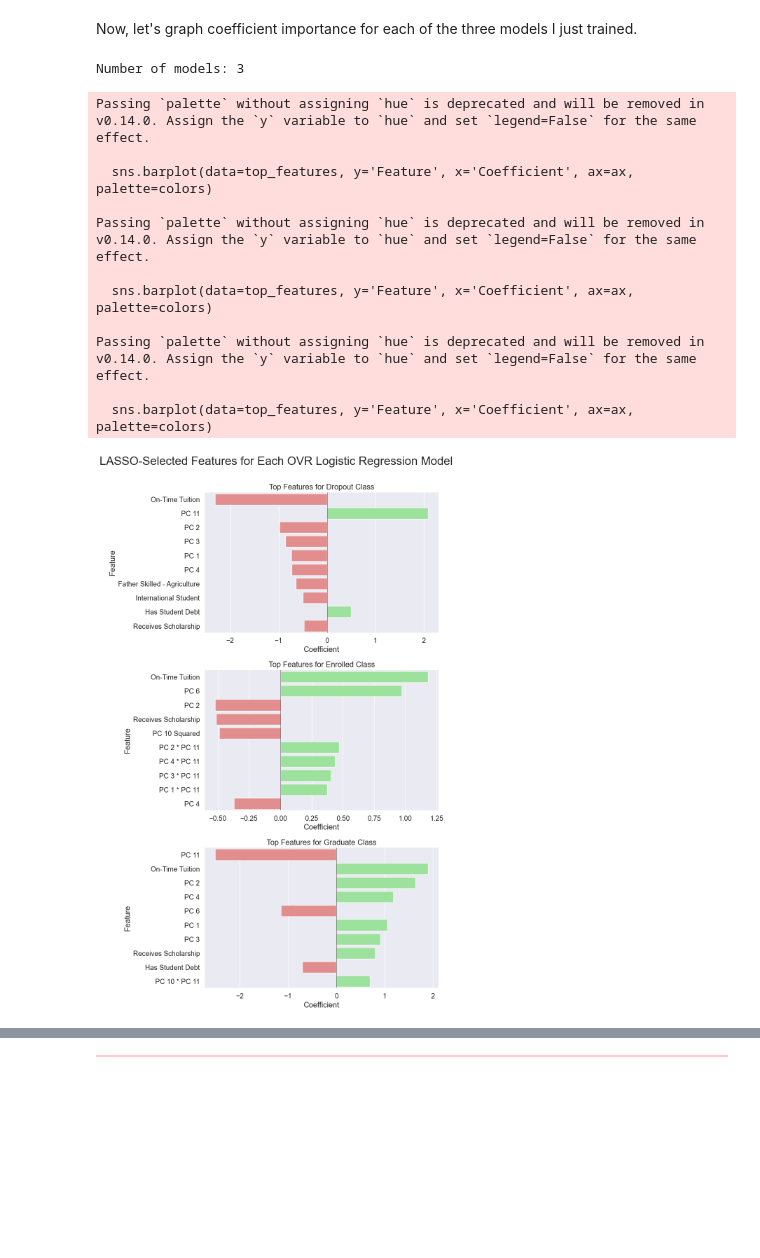
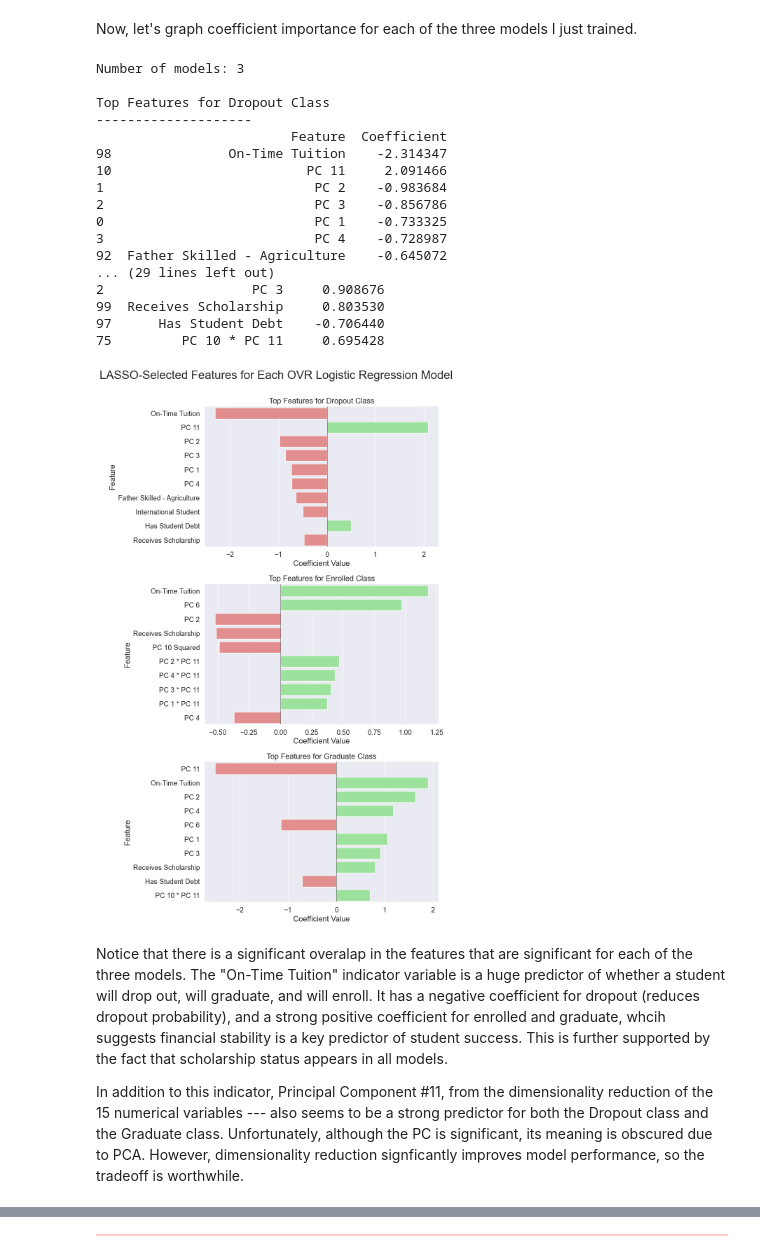
Before and after one commit to julienberman/CS-109a, a Jupyter notebook: psets/cs1090a_hw5/cs1090a_hw5.ipynb, the cells around one changed output, grey strips where cells are left out. Drawn from its saved outputs; the diff is of its cells as text; code cells hidden in the pictures; blank space fills up the shorter version.

```diff
--- a/psets/cs1090a_hw5/cs1090a_hw5.ipynb
+++ b/psets/cs1090a_hw5/cs1090a_hw5.ipynb
@@ -654,7 +693,7 @@ best_model = grid_search.best_estimator_
 
 # get coefficients for each of the three ovr models I trained
 estimators = best_model.named_steps["classifier"].estimators_
-print("Number of models:", len(estimators))
+print(f"Number of models: {len(estimators)}\n")
 
 # get feature names
 numeric_predictor_names = (best_model.named_steps['preprocessor']
@@ -694,46 +733,63 @@ feature_mapping = {
     'debtor_1': 'Has Student Debt',
     'scholarship_1': 'Receives Scholarship'
 }
 
 # create a new figure for each model
 fig, axes = plt.subplots(3, 1, figsize=(10, 16), sharey = False)
 fig.suptitle('LASSO-Selected Features for Each OVR Logistic Regression Model', fontsize=24, y=1.00)
 
 
 for i, (est, ax, class_name) in enumerate(zip(estimators, axes, best_model.classes_)):
     # Create coefficient DataFrame for this estimator
     coef_df = pd.DataFrame({
         'Feature': predictor_names,
         'Coefficient': est.coef_[0],
         'Abs_Coefficient': np.abs(est.coef_[0])
     })
 
     # map features
     coef_df['Feature'] = coef_df['Feature'].map(feature_mapping).fillna(coef_df['Feature'])
 
     # sort and get top features
     top_features = coef_df.nlargest(10, 'Abs_Coefficient')[['Feature', 'Coefficient']]
 
+    print(f"Top Features for {class_name} Class")
+    print("-"*20)
+    print(f"{top_features}\n\n")
+
     # plot
-    colors = ['lightcoral' if x < 0 else 'lightgreen' for x in top_features['Coefficient']]
-    sns.barplot(data=top_features, y='Feature', x='Coefficient', ax=ax, palette=colors)
-    ax.axvline(x=0, color='black', linestyle='-', linewidth=0.5)
+    top_features['Sign'] = ['Negative' if x < 0 else 'Positive' for x in top_features['Coefficient']]
+    hue_colors = {'Negative': 'lightcoral', 'Positive': 'lightgreen'}
+    sns.barplot(data = top_features, y = 'Feature', x = 'Coefficient', ax = ax, hue = 'Sign', palette = hue_colors)
+    ax.axvline(x = 0, color = 'black', linestyle = '-', linewidth = 0.5)
     ax.set_title(f'Top Features for {class_name} Class')
+    ax.set_xlabel('Coefficient Value')
+    ax.legend_.remove()
+
 
 plt.tight_layout()
 plt.show()
 # %% [output]
 Number of models: 3
+
+Top Features for Dropout Class
+--------------------
+                         Feature  Coefficient
+98               On-Time Tuition    -2.314347
+10                         PC 11     2.091466
+1                           PC 2    -0.983684
+2                           PC 3    -0.856786
+0                           PC 1    -0.733325
+3                           PC 4    -0.728987
+92  Father Skilled - Agriculture    -0.645072
+... (29 lines left out)
+2                   PC 3     0.908676
+99  Receives Scholarship     0.803530
+97      Has Student Debt    -0.706440
+75         PC 10 * PC 11     0.695428
-Passing `palette` without assigning `hue` is deprecated and will be removed in v0.14.0. Assign the `y` variable to `hue` and set `legend=False` for the same effect.
-
-  sns.barplot(data=top_features, y='Feature', x='Coefficient', ax=ax, palette=colors)
-
-Passing `palette` without assigning `hue` is deprecated and will be removed in v0.14.0. Assign the `y` variable to `hue` and set `legend=False` for the same effect.
-
-  sns.barplot(data=top_features, y='Feature', x='Coefficient', ax=ax, palette=colors)
-
-Passing `palette` without assigning `hue` is deprecated and will be removed in v0.14.0. Assign the `y` variable to `hue` and set `legend=False` for the same effect.
-
-  sns.barplot(data=top_features, y='Feature', x='Coefficient', ax=ax, palette=colors)
-[figure, old version]
+[figure, new version]
+# %% [markdown]
+Notice that there is a significant overalap in the features that are significant for each of the three models. The "On-Time Tuition" indicator variable is a huge predictor of whether a student will drop out, will graduate, and will enroll. It has a negative coefficient for dropout (reduces dropout probability), and a strong positive coefficient for enrolled and graduate, whcih suggests financial stability is a key predictor of student success. This is further supported by the fact that scholarship status appears in all models.
+
+In addition to this indicator, Principal Component #11, from the dimensionality reduction of the 15 numerical variables --- also seems to be a strong predictor for both the Dropout class and the Graduate class. Unfortunately, although the PC is significant, its meaning is obscured due to PCA. However, dimensionality reduction signficantly improves model performance, so the tradeoff is worthwhile.
 # %% [markdown]
```
Also changed, not shown: parts of 13 cells of this notebook, 5 other files.
